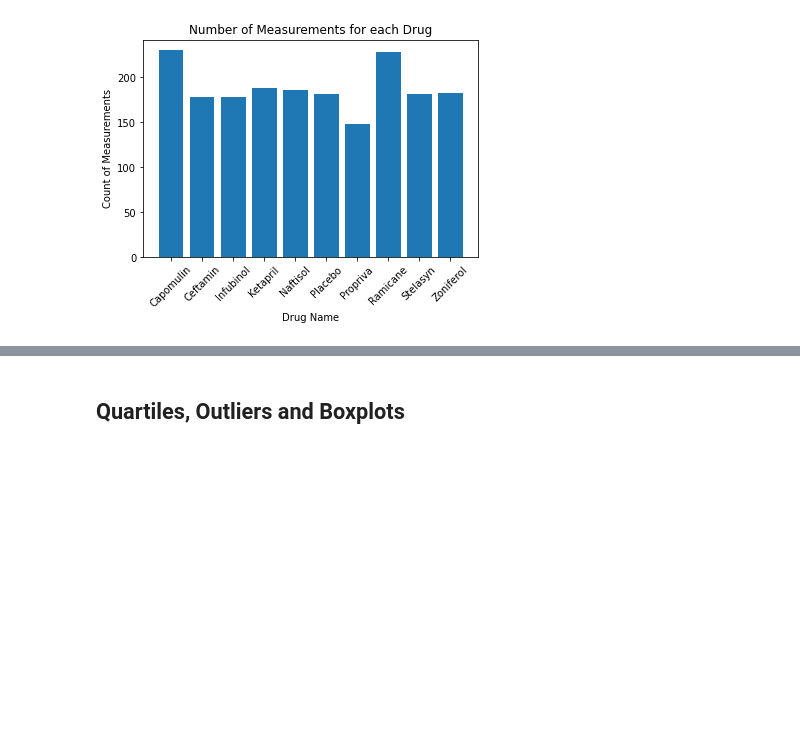
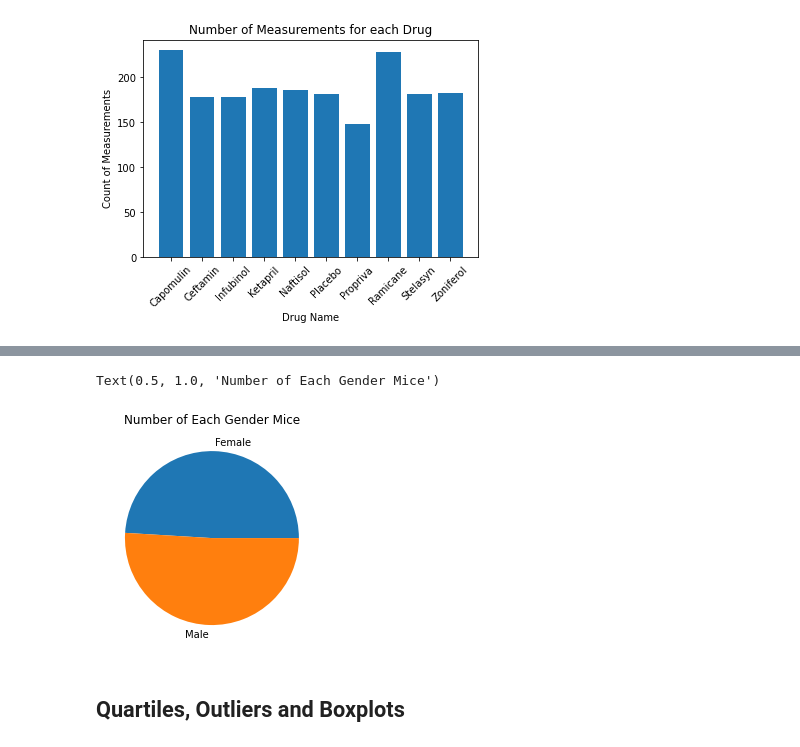
Before and after one commit to madisonfisher/matplotlib-challenge_MBF-, a Jupyter notebook: pymaceuticals.ipynb, the cells around one changed output, grey strips where cells are left out. Drawn from its saved outputs; the diff is of its cells as text; code cells hidden in the pictures; blank space fills up the shorter version.

```diff
--- a/pymaceuticals.ipynb
+++ b/pymaceuticals.ipynb
@@ -195,5 +200,12 @@ plt.show()
 # %%
 # Generate a pie plot showing the distribution of female versus male mice using pyplot
+labels = list(gender_df.index)
+sizes = updated_df.groupby(["Sex"]).count()["Timepoint"]
+plt.pie(sizes, labels=labels)
+plt.title("Number of Each Gender Mice")
+# %% [output]
+Text(0.5, 1.0, 'Number of Each Gender Mice')
+[figure, added]
 # %% [markdown]
 ## Quartiles, Outliers and Boxplots
 # %%
```
Also changed, not shown: parts of 2 cells of this notebook.
